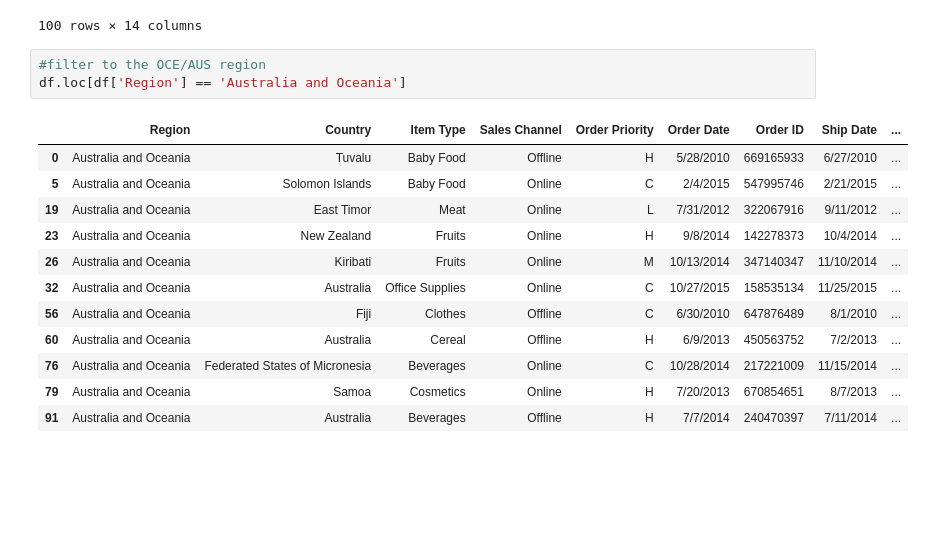
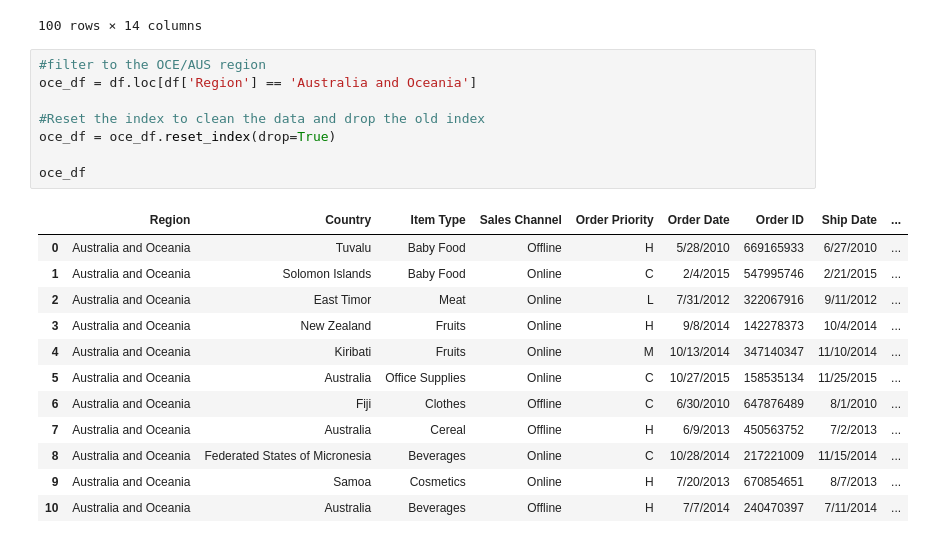
Before and after one commit to shimossa/ISYS5002_Assignment_One, a Jupyter notebook: ISYS5002_ELP_2021_20484040.ipynb, the cells around one changed output. Saved outputs shown, nothing was run; the diff lists cells and outputs as text; blank space fills up the shorter version.

Commit message:
Trialing different ways to isolate the min and max data

```diff
--- a/ISYS5002_ELP_2021_20484040.ipynb
+++ b/ISYS5002_ELP_2021_20484040.ipynb
@@ -91,17 +91,22 @@ df
 100 rows × 14 columns
 # %%
 #filter to the OCE/AUS region
-df.loc[df['Region'] == 'Australia and Oceania']
+oce_df = df.loc[df['Region'] == 'Australia and Oceania']
+
+#Reset the index to clean the data and drop the old index
+oce_df = oce_df.reset_index(drop=True)
+
+oce_df
 # %% [output]
 |  | Region | Country | Item Type | Sales Channel | Order Priority | Order Date | Order ID | Ship Date | ... |
 | 0 | Australia and Oceania | Tuvalu | Baby Food | Offline | H | 5/28/2010 | 669165933 | 6/27/2010 | ... |
-| 5 | Australia and Oceania | Solomon Islands | Baby Food | Online | C | 2/4/2015 | 547995746 | 2/21/2015 | ... |
-| 19 | Australia and Oceania | East Timor | Meat | Online | L | 7/31/2012 | 322067916 | 9/11/2012 | ... |
-| 23 | Australia and Oceania | New Zealand | Fruits | Online | H | 9/8/2014 | 142278373 | 10/4/2014 | ... |
-| 26 | Australia and Oceania | Kiribati | Fruits | Online | M | 10/13/2014 | 347140347 | 11/10/2014 | ... |
-| 32 | Australia and Oceania | Australia | Office Supplies | Online | C | 10/27/2015 | 158535134 | 11/25/2015 | ... |
-| 56 | Australia and Oceania | Fiji | Clothes | Offline | C | 6/30/2010 | 647876489 | 8/1/2010 | ... |
-| 60 | Australia and Oceania | Australia | Cereal | Offline | H | 6/9/2013 | 450563752 | 7/2/2013 | ... |
-| 76 | Australia and Oceania | Federated States of Micronesia | Beverages | Online | C | 10/28/2014 | 217221009 | 11/15/2014 | ... |
-| 79 | Australia and Oceania | Samoa | Cosmetics | Online | H | 7/20/2013 | 670854651 | 8/7/2013 | ... |
-| 91 | Australia and Oceania | Australia | Beverages | Offline | H | 7/7/2014 | 240470397 | 7/11/2014 | ... |
+| 1 | Australia and Oceania | Solomon Islands | Baby Food | Online | C | 2/4/2015 | 547995746 | 2/21/2015 | ... |
+| 2 | Australia and Oceania | East Timor | Meat | Online | L | 7/31/2012 | 322067916 | 9/11/2012 | ... |
+| 3 | Australia and Oceania | New Zealand | Fruits | Online | H | 9/8/2014 | 142278373 | 10/4/2014 | ... |
+| 4 | Australia and Oceania | Kiribati | Fruits | Online | M | 10/13/2014 | 347140347 | 11/10/2014 | ... |
+| 5 | Australia and Oceania | Australia | Office Supplies | Online | C | 10/27/2015 | 158535134 | 11/25/2015 | ... |
+| 6 | Australia and Oceania | Fiji | Clothes | Offline | C | 6/30/2010 | 647876489 | 8/1/2010 | ... |
+| 7 | Australia and Oceania | Australia | Cereal | Offline | H | 6/9/2013 | 450563752 | 7/2/2013 | ... |
+| 8 | Australia and Oceania | Federated States of Micronesia | Beverages | Online | C | 10/28/2014 | 217221009 | 11/15/2014 | ... |
+| 9 | Australia and Oceania | Samoa | Cosmetics | Online | H | 7/20/2013 | 670854651 | 8/7/2013 | ... |
+| 10 | Australia and Oceania | Australia | Beverages | Offline | H | 7/7/2014 | 240470397 | 7/11/2014 | ... |
```
Also changed, not shown: parts of 6 cells of this notebook.
